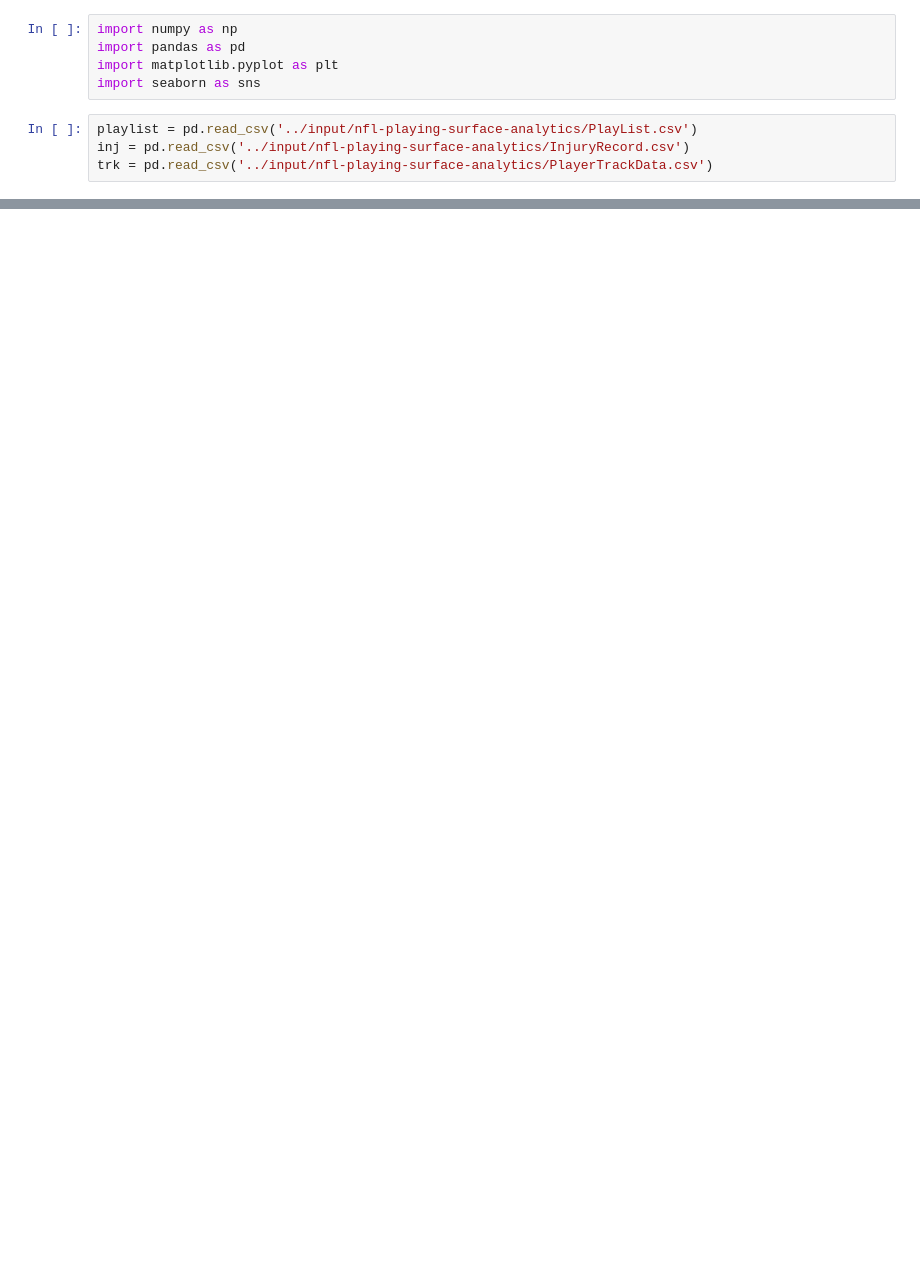
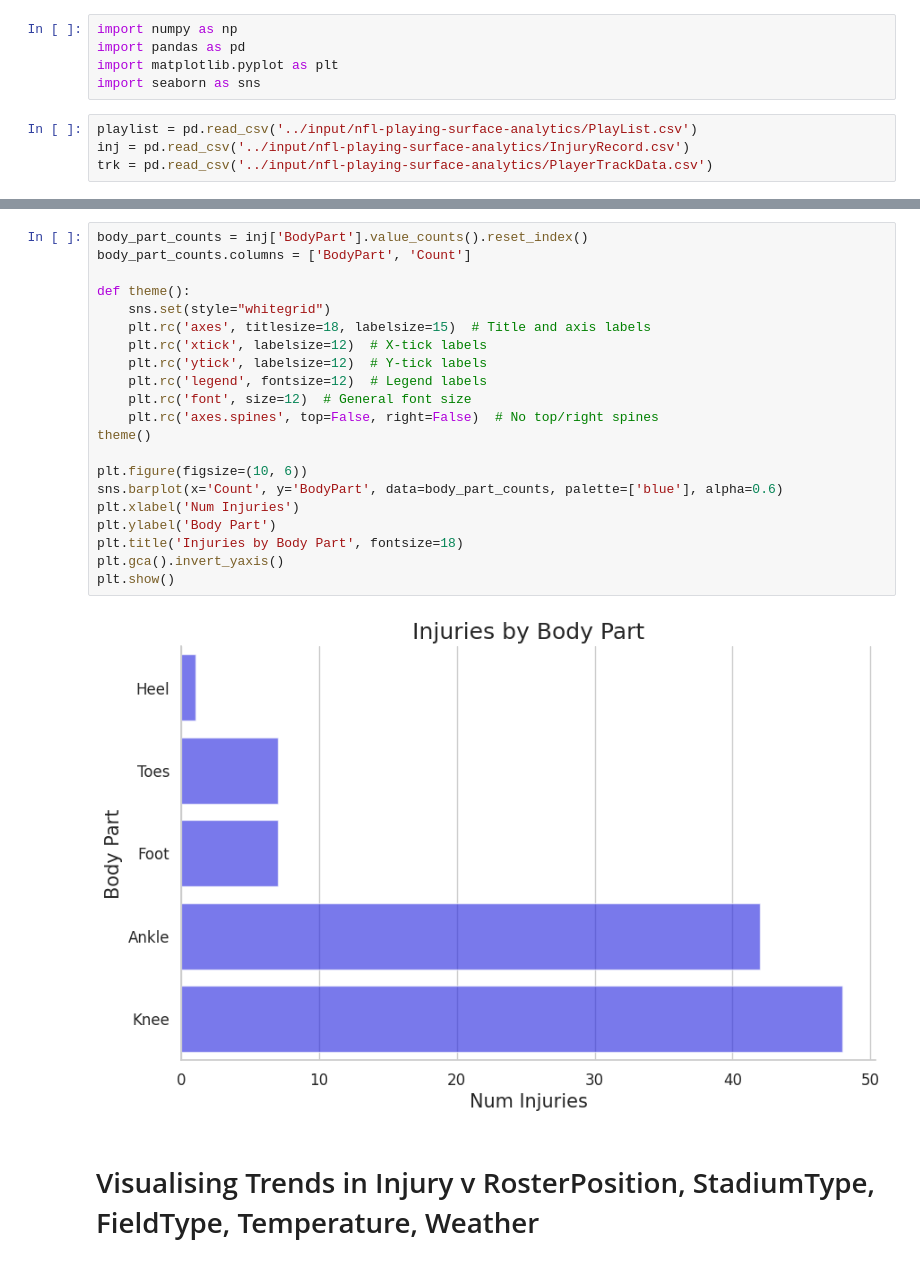
Before and after one commit to AditC1/NFLInjuryAnalysis, a Jupyter notebook: nfl-injury-analysis.ipynb, the cells around one changed output, grey strips where cells are left out. Saved outputs shown, nothing was run; the diff lists cells and outputs as text; blank space fills up the shorter version.

Commit message:
Kaggle Notebook | NFL Injury Analysis | Version 2

```diff
--- a/nfl-injury-analysis.ipynb
+++ b/nfl-injury-analysis.ipynb
@@ -9,0 +113,25 @@ trk = pd.read_csv('../input/nfl-playing-surface-analytics/PlayerTrackData.csv')
+# %%
+body_part_counts = inj['BodyPart'].value_counts().reset_index()
+body_part_counts.columns = ['BodyPart', 'Count']
+
+def theme():
+    sns.set(style="whitegrid")
+    plt.rc('axes', titlesize=18, labelsize=15)  # Title and axis labels
+    plt.rc('xtick', labelsize=12)  # X-tick labels
+    plt.rc('ytick', labelsize=12)  # Y-tick labels
+    plt.rc('legend', fontsize=12)  # Legend labels
+    plt.rc('font', size=12)  # General font size
+    plt.rc('axes.spines', top=False, right=False)  # No top/right spines
+theme()
+
+plt.figure(figsize=(10, 6))
+sns.barplot(x='Count', y='BodyPart', data=body_part_counts, palette=['blue'], alpha=0.6)
+plt.xlabel('Num Injuries')
+plt.ylabel('Body Part')
+plt.title('Injuries by Body Part', fontsize=18)
+plt.gca().invert_yaxis()
+plt.show()
+# %% [output]
+[figure, added]
+# %% [markdown]
+# Visualising Trends in Injury v RosterPosition, StadiumType, FieldType, Temperature, Weather
```
Also changed, not shown: parts of 6 cells of this notebook.
